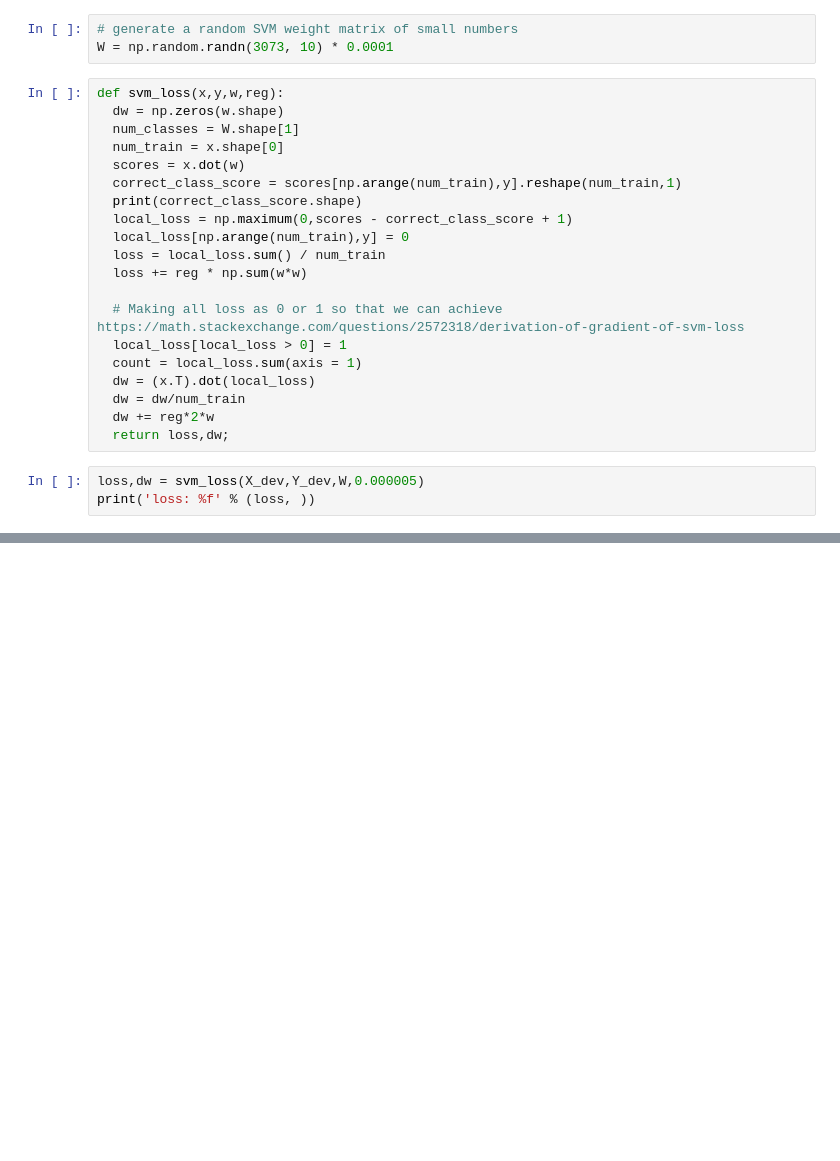
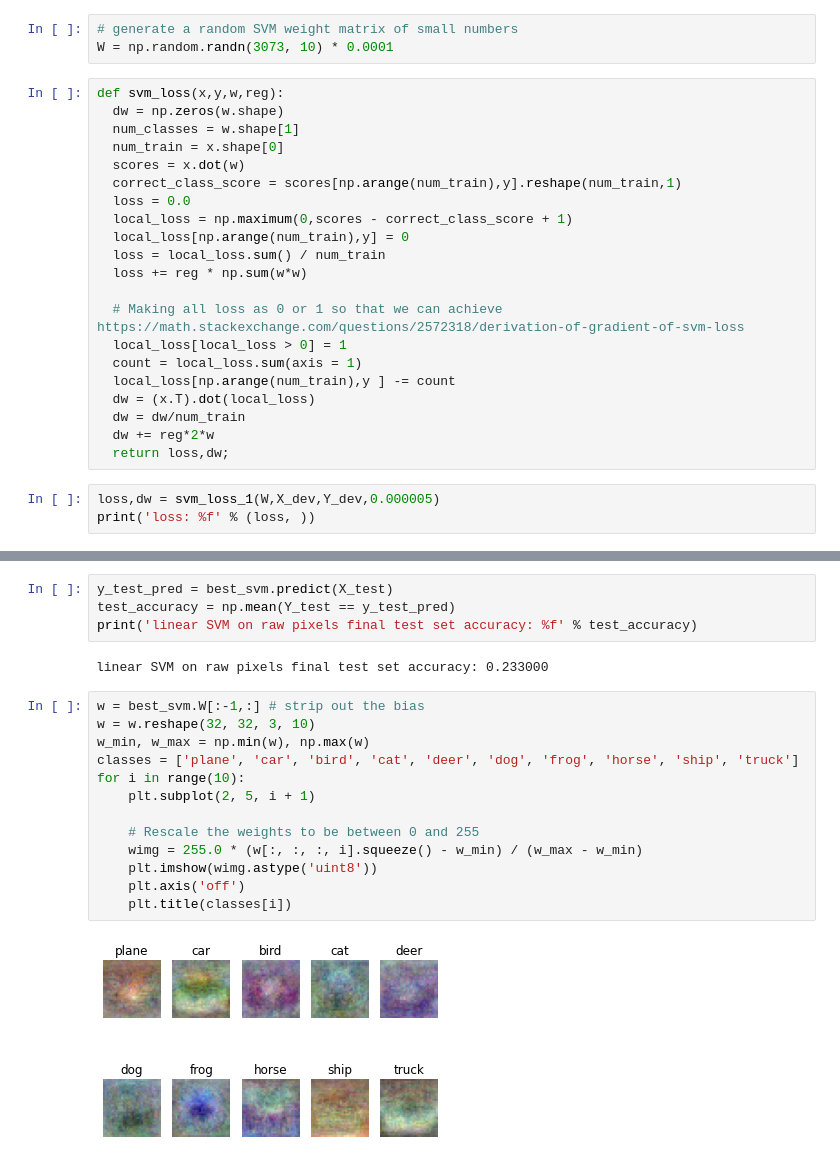
Before and after one commit to manthan-mehta/ImageClassification, a Jupyter notebook: SVM.ipynb, the cells around one changed output, grey strips where cells are left out. Cells and saved outputs as stored; diff of their text form; blank space fills up the shorter version.

```diff
--- a/SVM.ipynb
+++ b/SVM.ipynb
@@ -115,11 +115,11 @@ W = np.random.randn(3073, 10) * 0.0001
 # %%
 def svm_loss(x,y,w,reg):
   dw = np.zeros(w.shape)
-  num_classes = W.shape[1]
+  num_classes = w.shape[1]
   num_train = x.shape[0]
   scores = x.dot(w)
   correct_class_score = scores[np.arange(num_train),y].reshape(num_train,1)
-  print(correct_class_score.shape)
+  loss = 0.0
   local_loss = np.maximum(0,scores - correct_class_score + 1)
   local_loss[np.arange(num_train),y] = 0
   loss = local_loss.sum() / num_train
@@ -128,11 +128,12 @@ def svm_loss(x,y,w,reg):
   # Making all loss as 0 or 1 so that we can achieve https://math.stackexchange.com/questions/2572318/derivation-of-gradient-of-svm-loss
   local_loss[local_loss > 0] = 1
   count = local_loss.sum(axis = 1)
+  local_loss[np.arange(num_train),y ] -= count
   dw = (x.T).dot(local_loss)
   dw = dw/num_train
   dw += reg*2*w
   return loss,dw;
 # %%
-loss,dw = svm_loss(X_dev,Y_dev,W,0.000005)
+loss,dw = svm_loss_1(W,X_dev,Y_dev,0.000005)
 print('loss: %f' % (loss, ))
 # %% [output]
@@ -140,0 +257,21 @@ loss: 10.408428
+# %%
+y_test_pred = best_svm.predict(X_test)
+test_accuracy = np.mean(Y_test == y_test_pred)
+print('linear SVM on raw pixels final test set accuracy: %f' % test_accuracy)
+# %% [output]
+linear SVM on raw pixels final test set accuracy: 0.233000
+# %%
+w = best_svm.W[:-1,:] # strip out the bias
+w = w.reshape(32, 32, 3, 10)
+w_min, w_max = np.min(w), np.max(w)
+classes = ['plane', 'car', 'bird', 'cat', 'deer', 'dog', 'frog', 'horse', 'ship', 'truck']
+for i in range(10):
+    plt.subplot(2, 5, i + 1)
+
+    # Rescale the weights to be between 0 and 255
+    wimg = 255.0 * (w[:, :, :, i].squeeze() - w_min) / (w_max - w_min)
+    plt.imshow(wimg.astype('uint8'))
+    plt.axis('off')
+    plt.title(classes[i])
+# %% [output]
+[figure, added]
```
Also changed, not shown: parts of 8 cells of this notebook.
